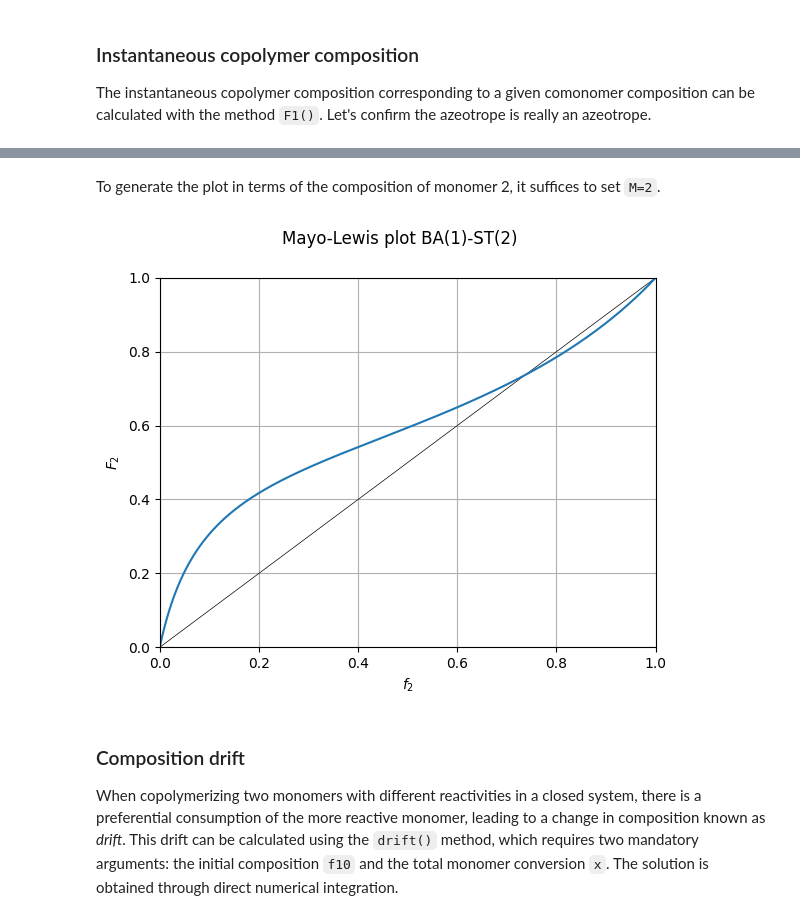
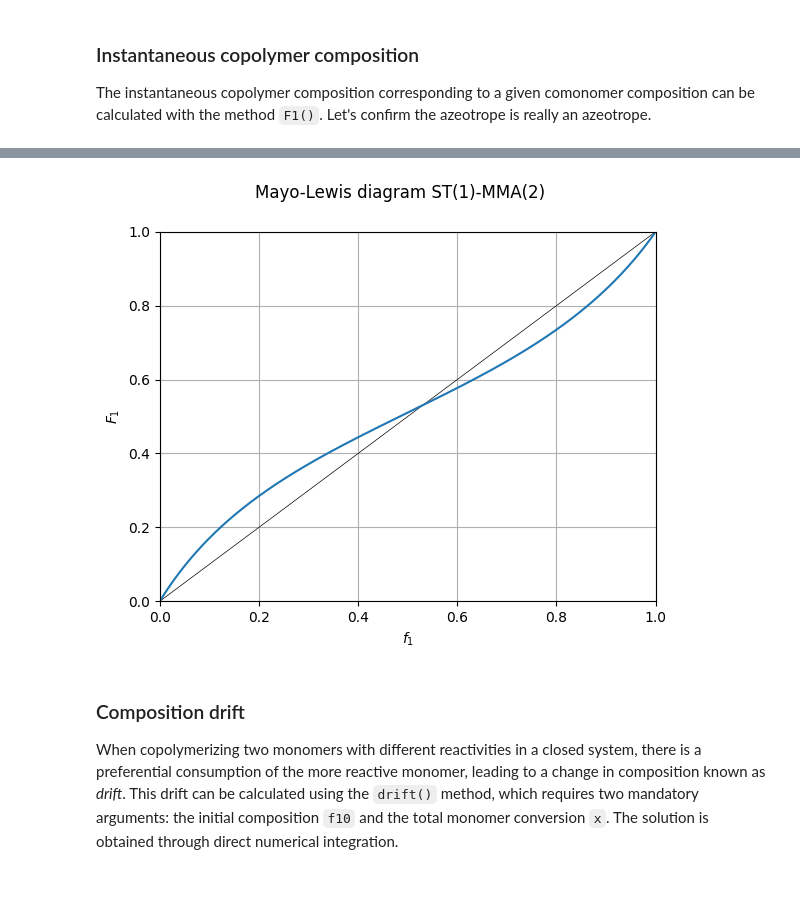
Before and after one commit to HugoMVale/polykin, a Jupyter notebook: docs/tutorials/copolymerization.ipynb, the cells around one changed output, grey strips where cells are left out. Drawn from its saved outputs; the diff is of its cells as text; code cells hidden in the pictures; blank space fills up the shorter version.

```diff
--- a/docs/tutorials/copolymerization.ipynb
+++ b/docs/tutorials/copolymerization.ipynb
@@ -49,9 +60,8 @@ model.plot()
-# %% [markdown]
-To generate the plot in terms of the composition of monomer 2, it suffices to set `M=2`.
-# %%
-model.plot(M=2)
-# %% [output]
-[figure, removed]
+# %%
+tm.plot('Mayo')
+# tm.plot('Mayo', M=2) # this would generate a plot F2(f2)
+# %% [output]
+[figure, added]
 # %% [markdown]
 ### Composition drift
 
```
Also changed, not shown: parts of 41 cells of this notebook, 2 other files.
